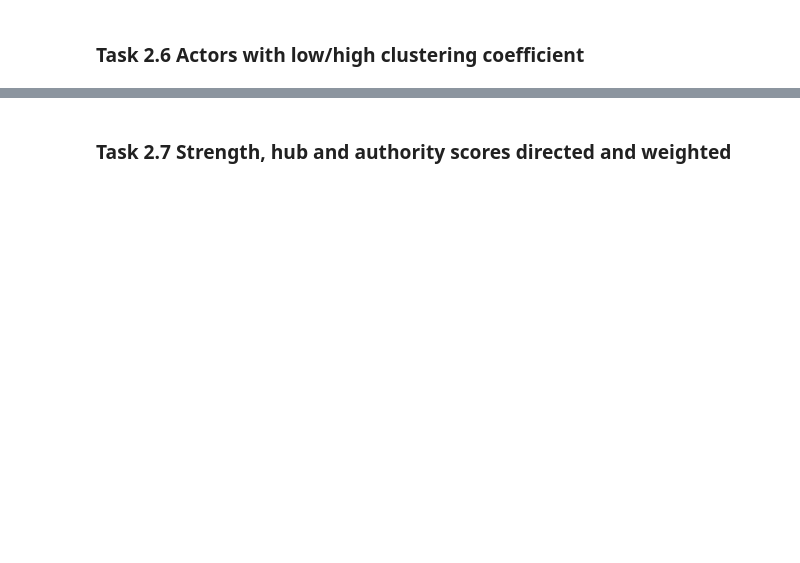
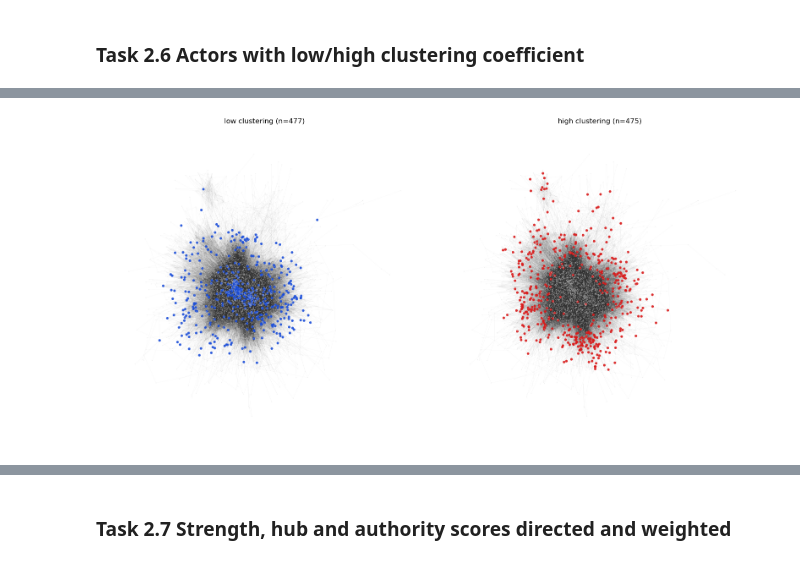
Before and after one commit to oskarpiibar/Mining-of-Social-Data, a Jupyter notebook: Lab2/lab2.ipynb, the cells around one changed output, grey strips where cells are left out. Cells and saved outputs as stored; diff of their text form; code cells hidden in the pictures; blank space fills up the shorter version.

```diff
--- a/Lab2/lab2.ipynb
+++ b/Lab2/lab2.ipynb
@@ -399,2 +573,16 @@ Betweenness and degree are positively related, with the hubs in the top right, a
+# %%
+fig, axes = plt.subplots(1, 2, figsize=(16, 8))
+for ax, mask, col, title in [(axes[0], low,  (0.1, 0.3, 0.85, 0.9), "low clustering"),
+                             (axes[1], high, (0.85, 0.1, 0.1, 0.9), "high clustering")]:
+    vcol  = [(0.85, 0.85, 0.85, 0.4)] * H_und.vcount()
+    vsize = [2] * H_und.vcount()
+    for i in np.where(mask)[0]:
+        vcol[i], vsize[i] = col, 6
+    ig.plot(H_und, target=ax, layout=layouts["fr"], vertex_color=vcol, vertex_size=vsize,
+            vertex_frame_width=0, vertex_label=None, edge_width=0.2)
+    ax.set_title(f"{title} (n={mask.sum()})")
+plt.tight_layout(); plt.show()
+# %% [output]
+[figure, added]
 # %% [markdown]
 ***Observations***
```
Also changed, not shown: parts of 12 cells of this notebook.
